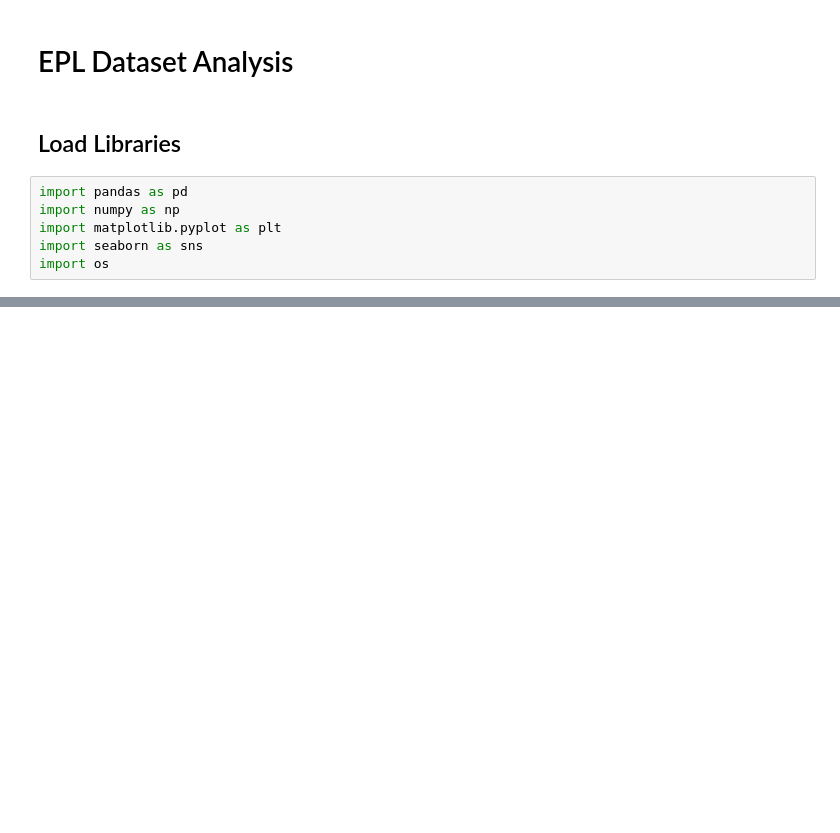
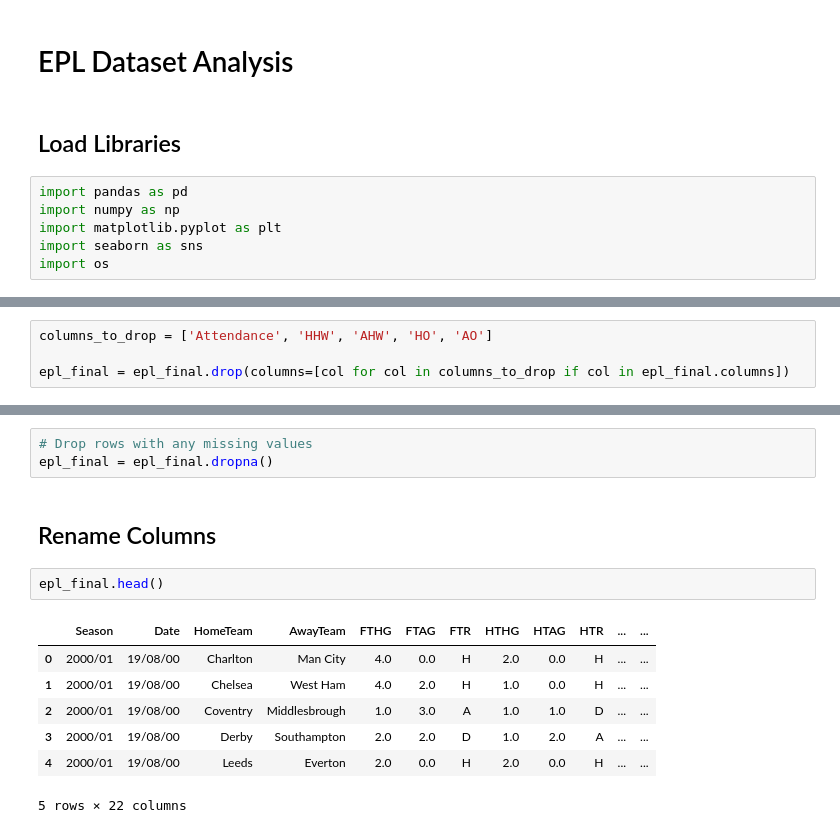
Before and after one commit to marcohuiii/Preprocessing-Project-EPL, a Jupyter notebook: notebooks/preprocessing.ipynb, the cells around one changed output, grey strips where cells are left out. Saved outputs shown, nothing was run; the diff lists cells and outputs as text; blank space fills up the shorter version.

```diff
--- a/notebooks/preprocessing.ipynb
+++ b/notebooks/preprocessing.ipynb
@@ -69,0 +163,4 @@ c:\Users\Marco\da_project\Preprocessing-Project-EPL\Preprocessing-Project-EPL\no
+# %%
+columns_to_drop = ['Attendance', 'HHW', 'AHW', 'HO', 'AO']
+
+epl_final = epl_final.drop(columns=[col for col in columns_to_drop if col in epl_final.columns])
@@ -69,0 +175,15 @@ c:\Users\Marco\da_project\Preprocessing-Project-EPL\Preprocessing-Project-EPL\no
+# %%
+# Drop rows with any missing values
+epl_final = epl_final.dropna()
+# %% [markdown]
+## Rename Columns
+# %%
+epl_final.head()
+# %% [output]
+|  | Season | Date | HomeTeam | AwayTeam | FTHG | FTAG | FTR | HTHG | HTAG | HTR | ... | ... |
+| 0 | 2000/01 | 19/08/00 | Charlton | Man City | 4.0 | 0.0 | H | 2.0 | 0.0 | H | ... | ... |
+| 1 | 2000/01 | 19/08/00 | Chelsea | West Ham | 4.0 | 2.0 | H | 1.0 | 0.0 | H | ... | ... |
+| 2 | 2000/01 | 19/08/00 | Coventry | Middlesbrough | 1.0 | 3.0 | A | 1.0 | 1.0 | D | ... | ... |
+| 3 | 2000/01 | 19/08/00 | Derby | Southampton | 2.0 | 2.0 | D | 1.0 | 2.0 | A | ... | ... |
+| 4 | 2000/01 | 19/08/00 | Leeds | Everton | 2.0 | 0.0 | H | 2.0 | 0.0 | H | ... | ... |
+5 rows × 22 columns
```
Also changed, not shown: parts of 21 cells of this notebook.
